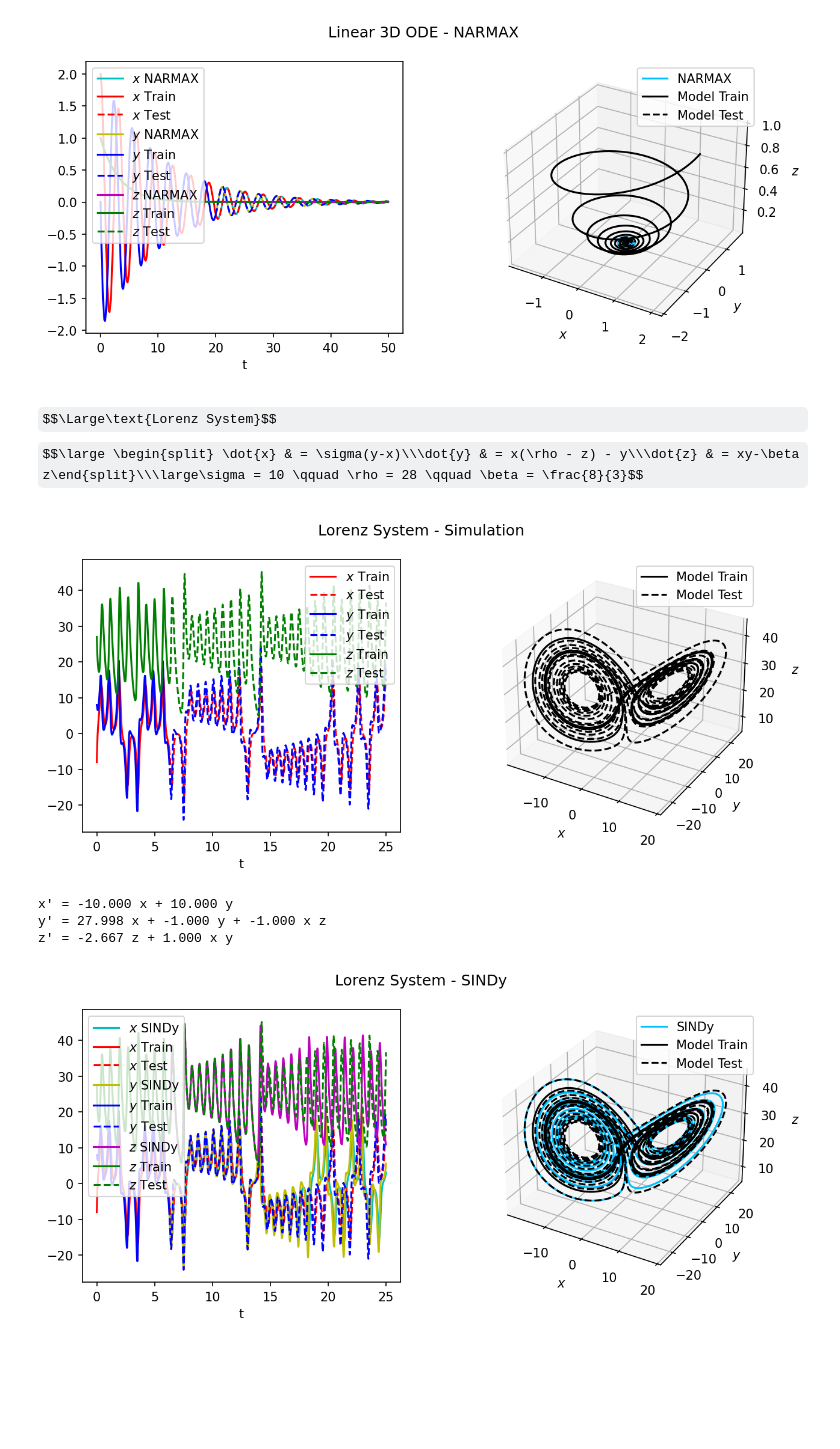
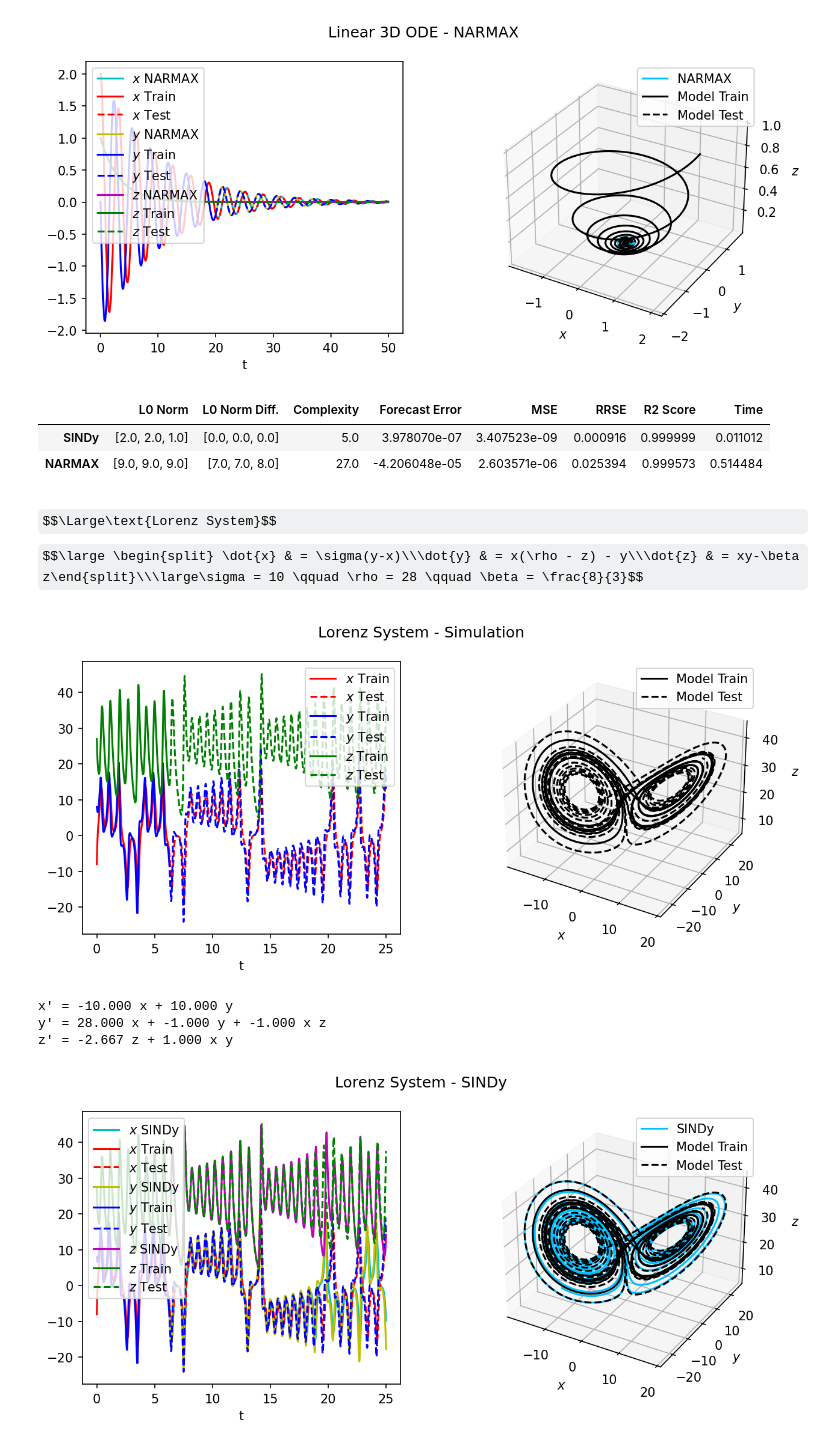
Before and after one commit to DavidContrerasFranco/Data-Driven-Dynamics-Understanding, a Jupyter notebook: Notebooks/ode_systems.ipynb, the cells around one changed output. Drawn from its saved outputs; the diff is of its cells as text; code cells hidden in the pictures; some formulas as TeX source; blank space fills up the shorter version.

```diff
--- a/Notebooks/ode_systems.ipynb
+++ b/Notebooks/ode_systems.ipynb
@@ -157,7 +188,7 @@ def f(x, t):
     return [-0.1 * x[0]**3 + 2 * x[1]**3,
             -2 * x[0]**3 - 0.1 * x[1]**3]
 
-t = np.arange(0, 25, 0.01)
+t = np.arange(0, 25, 0.001)
 x = odeint(f, [2, 0], t)
 
 # Split Gnerated Data into Train-Test
@@ -320,12 +360,17 @@ sindy_model = ps.SINDy(
     feature_library=ps.PolynomialLibrary(degree=5),
     feature_names=['x', 'y', 'z']
 )
-# Fit and print resulting model
+# Fit model and get time taken
+tic = time.time()
 sindy_model.fit(x_train, t=t_train, quiet=True)
+toc = time.time()
+sindy_time = toc - tic
+
+# Print resulting model
 sindy_model.print()
 
 # Simulate SINDy on the test data
-x_sim = sindy_model.simulate(x_test[0], t_test)
+sindy_sim = sindy_model.simulate(x_test[0], t_test)
 # %% [output]
 x' = -0.100 x + 2.000 y
 y' = -2.000 x + -0.100 y
@@ -427,3 +476,10 @@ print(end='')
+# %%
+# Metrics DataFrame
+get_metrics_df(x_test, [2, 2, 1], sindy_model, narmax_model, sindy_sim, narmax_sim, sindy_time, narmax_time)
+# %% [output]
+|  | L0 Norm | L0 Norm Diff. | Complexity | Forecast Error | MSE | RRSE | R2 Score | Time |
+| SINDy | [2.0, 2.0, 1.0] | [0.0, 0.0, 0.0] | 5.0 | 3.978070e-07 | 3.407523e-09 | 0.000916 | 0.999999 | 0.011012 |
+| NARMAX | [9.0, 9.0, 9.0] | [7.0, 7.0, 8.0] | 27.0 | -4.206048e-05 | 2.603571e-06 | 0.025394 | 0.999573 | 0.514484 |
 # %% [markdown]
 $$\Large\text{Lorenz System}$$
 $$\large \begin{split} \dot{x} & = \sigma(y-x)\\\dot{y} & = x(\rho - z) - y\\\dot{z} & = xy-\beta z\end{split}\\\large\sigma = 10 \qquad \rho = 28 \qquad \beta = \frac{8}{3}$$
@@ -438,7 +494,7 @@ def lorenz(x, t):
             x[0] * (rho - x[2]) - x[1],
             x[0] * x[1] - beta * x[2]]
 
-t = np.arange(0, 25, 0.001)
+t = np.arange(0, 25, 0.0005)
 x = odeint(lorenz, [-8, 8, 27], t)
 
 # Split Gnerated Data into Train-Test
@@ -461,7 +517,7 @@ axs[1].set(xlabel="$x$", ylabel="$y$", zlabel="$z$")
 axs[1].legend()
 print(end='')
 # %% [output]
-[figure, old version]
+[figure, new version]
 # %%
 # Define SINDy Model
 sindy_model = ps.SINDy(
@@ -477,28 +533,28 @@ sindy_model.print()
 x_sim = sindy_model.simulate(x_test[0], t_test)
 # %% [output]
 x' = -10.000 x + 10.000 y
-y' = 27.998 x + -1.000 y + -1.000 x z
+y' = 28.000 x + -1.000 y + -1.000 x z
 z' = -2.667 z + 1.000 x y
 # %%
 fig, axs = plt.subplots(1, 2, figsize=(10, 4), dpi=150)
 fig.suptitle('Lorenz System - SINDy')
-axs[0].plot(t_test, x_sim[:, 0], "c", label="$x$ SINDy")
+axs[0].plot(t_test, sindy_sim[:, 0], "c", label="$x$ SINDy")
 axs[0].plot(t_train, x_train[:, 0], "r", label="$x$ Train")
 axs[0].plot(t_test, x_test[:, 0], "r--", label="$x$ Test")
-axs[0].plot(t_test, x_sim[:, 1], "y", label="$y$ SINDy")
+axs[0].plot(t_test, sindy_sim[:, 1], "y", label="$y$ SINDy")
 axs[0].plot(t_train, x_train[:, 1], "b", label="$y$ Train")
 axs[0].plot(t_test, x_test[:, 1], "b--", label="$y$ Test")
-axs[0].plot(t_test, x_sim[:, 2], "m", label="$z$ SINDy")
+axs[0].plot(t_test, sindy_sim[:, 2], "m", label="$z$ SINDy")
 axs[0].plot(t_train, x_train[:, 2], "g", label="$z$ Train")
 axs[0].plot(t_test, x_test[:, 2], "g--", label="$z$ Test")
 axs[0].set(xlabel="t")
 axs[0].legend()
 axs[1] = plt.subplot(122, projection='3d')
-axs[1].plot(x_sim[:, 0], x_sim[:, 1], x_sim[:, 2], "deepskyblue", label="SINDy")
+axs[1].plot(sindy_sim[:, 0], sindy_sim[:, 1], sindy_sim[:, 2], "deepskyblue", label="SINDy")
 axs[1].plot(x_train[:, 0], x_train[:, 1], x_train[:, 2], "k", label="Model Train")
 axs[1].plot(x_test[:, 0], x_test[:, 1], x_test[:, 2], "k--", label="Model Test")
 axs[1].set(xlabel="$x$", ylabel="$y$", zlabel="$z$")
 axs[1].legend()
 print(end='')
 # %% [output]
-[figure, old version]
+[figure, new version]
```
Also changed, not shown: parts of 22 cells of this notebook, 13 other files.
